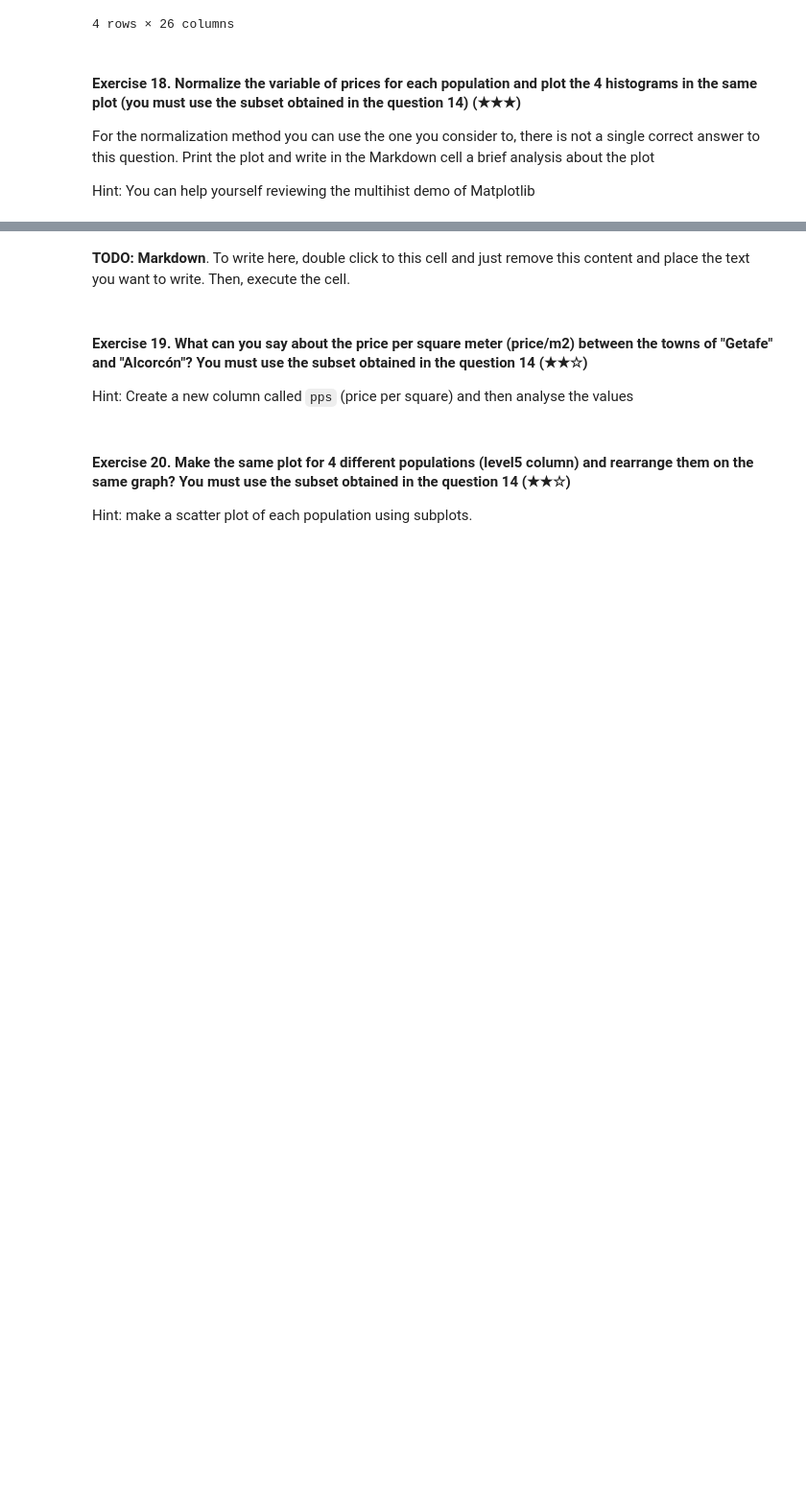
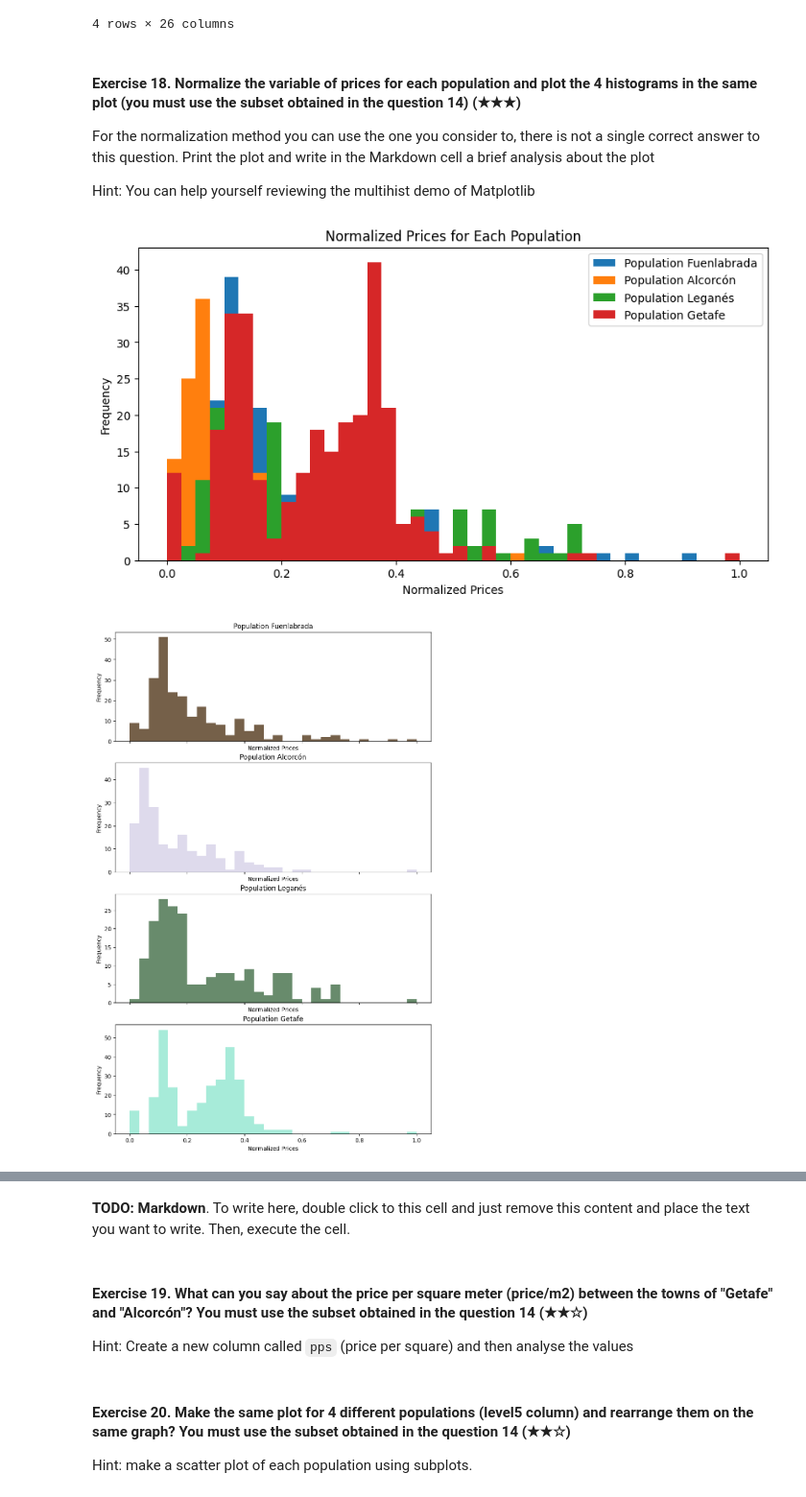
Before and after one commit to Valaery/realestate-datacleanup-exercise, a Jupyter notebook: project.ipynb, the cells around one changed output, grey strips where cells are left out. Shown: that part at 96% size. Saved outputs shown, nothing was run; the diff lists cells and outputs as text; code cells hidden in the pictures; blank space fills up the shorter version.

Commit message:
histo done

```diff
--- a/project.ipynb
+++ b/project.ipynb
@@ -368,3 +368,67 @@ ds_southbelt.loc[max_price_index]
 For the normalization method you can use the one you consider to, there is not a single correct answer to this question. Print the plot and write in the Markdown cell a brief analysis about the plot
 
 Hint: You can help yourself reviewing the multihist demo of Matplotlib
+# %%
+def normalize(df):
+    return (df - df.min()) / (df.max() - df.min())
+ds_southbelt_copy = ds_southbelt.copy()
+ds_southbelt_copy['normalized_prices'] = ds_southbelt_copy.groupby('level5')['price'].transform(normalize)
+
+populations = ds_southbelt_copy['level5'].unique()
+num_populations = len(populations)
+
+
+plt.figure(figsize=(10, 5))
+
+for n in populations:
+    subset = ds_southbelt_copy[ds_southbelt_copy['level5'] == n]
+    plt.hist(subset['normalized_prices'], bins=40, alpha=1, label=f'Population {n}')
+
+
+plt.legend()
+plt.xlabel('Normalized Prices')
+plt.ylabel('Frequency')
+plt.title('Normalized Prices for Each Population')
+plt.show()
+
+fig, axs = plt.subplots(num_populations, 1, figsize=(10, 4 * num_populations), sharex=True)
+
+for i, population in enumerate(populations):
+    subset = ds_southbelt_copy[ds_southbelt_copy['level5'] == population]
+    axs[i].hist(subset['normalized_prices'], bins=30, alpha=0.75, color=np.random.rand(3,))
+    axs[i].set_title(f'Population {population}')
+    axs[i].set_xlabel('Normalized Prices')
+    axs[i].set_ylabel('Frequency')
+
+
+
+num_bins = 30
+bins = np.linspace(0, 1, num_bins + 1)
+
+
+hist_data = {}
+
+for population in populations:
+    subset = ds_southbelt_copy[ds_southbelt_copy['level5'] == population]
+    hist, _ = np.histogram(subset['normalized_prices'], bins=bins)
+    hist_data[population] = hist
+
+width = 1 / (len(populations) + 1)  # Width of each bar
+
+plt.figure(figsize=(14, 8))
+
+for i, population in enumerate(populations):
+    # Calculate the position for each bar
+    bar_positions = np.arange(num_bins) + i * width
+    plt.bar(bar_positions, hist_data[population], width=width, label=f'Population {population}', alpha=0.75)
+
+plt.legend()
+plt.xlabel('Normalized Prices')
+plt.ylabel('Frequency')
+plt.title('Normalized Prices for Each Population')
+plt.xticks(np.arange(num_bins) + width * (len(populations) - 1) / 2, np.round(bins[:-1], 2))
+
+plt.show()
+# %% [output]
+[figure, added]
+[figure, added]
```
Also changed, not shown: parts of 1 cell of this notebook.
